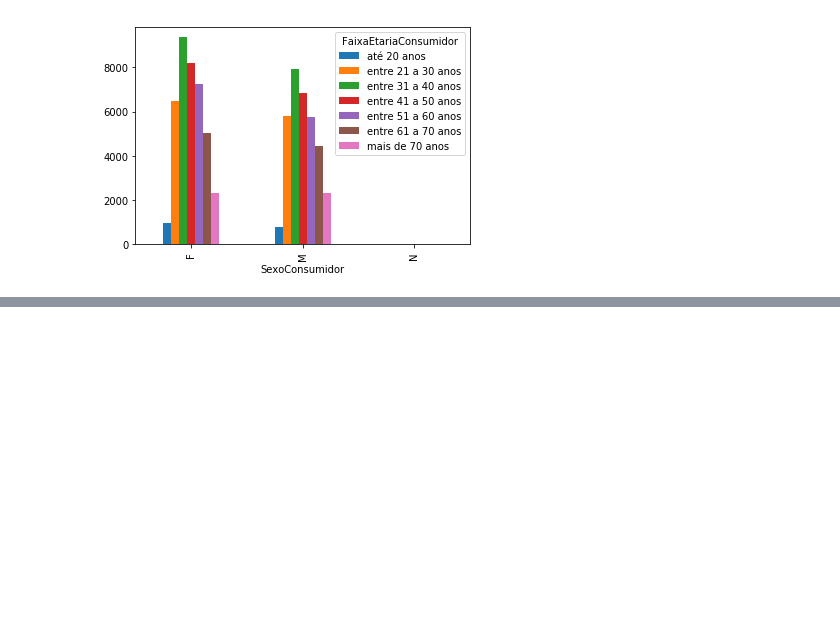
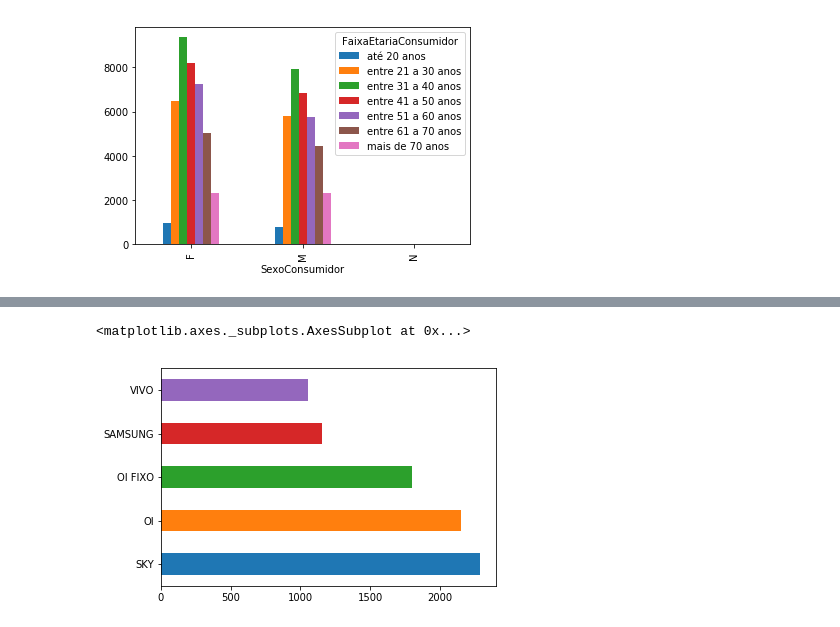
Before and after one commit to if1015-datascience-ufpe/2018-2-projeto-cambridge-analytica, a Jupyter notebook: script.ipynb, the cells around one changed output, grey strips where cells are left out. Saved outputs shown, nothing was run; the diff lists cells and outputs as text; code cells hidden in the pictures; blank space fills up the shorter version.

```diff
--- a/script.ipynb
+++ b/script.ipynb
@@ -277,0 +285,5 @@ dataset.groupby(['FaixaEtariaConsumidor','SexoConsumidor']).count()['Atendida'].
+# %%
+dataset['strNomeFantasia'].value_counts().head().plot(kind='barh')
+# %% [output]
+<matplotlib.axes._subplots.AxesSubplot at 0x...>
+[figure, added]
```
Also changed, not shown: parts of 12 cells of this notebook.
